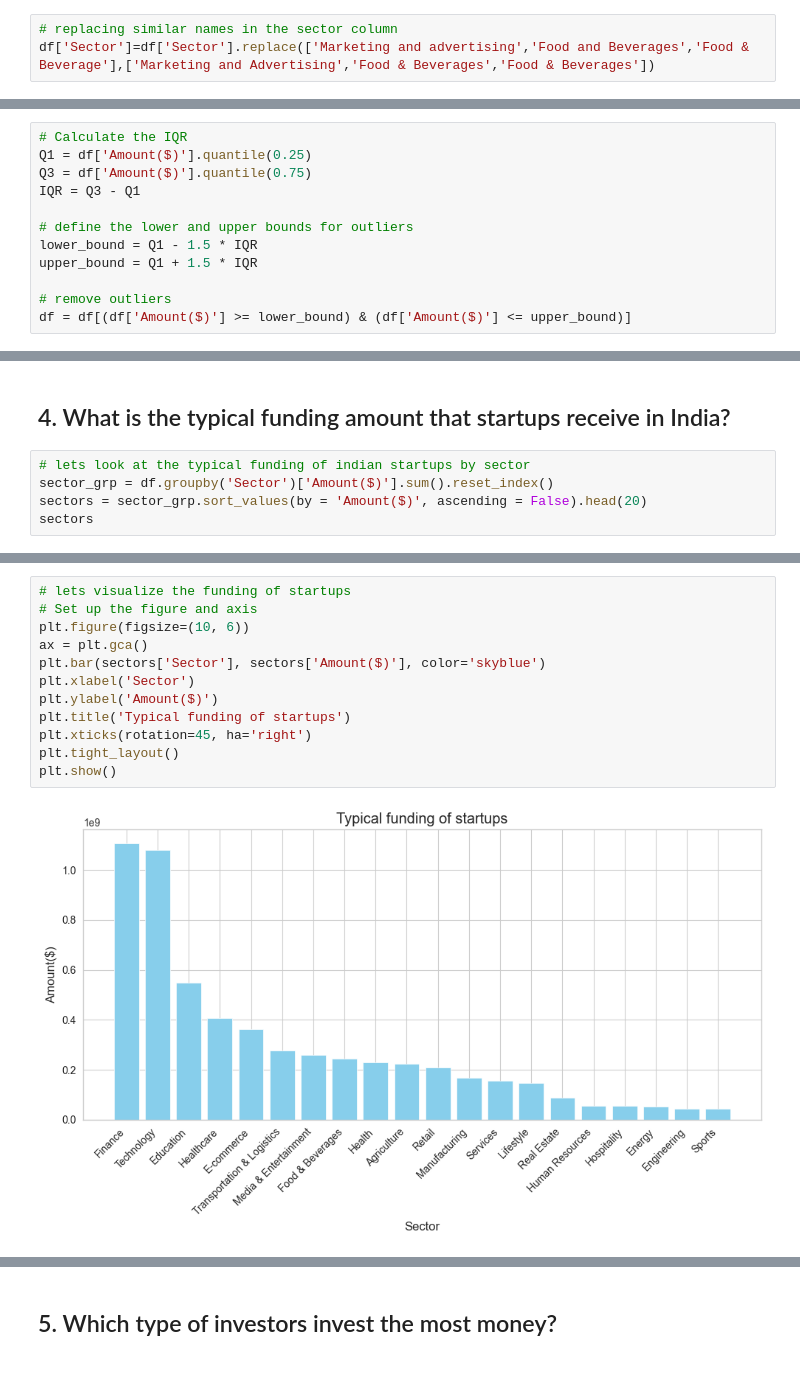
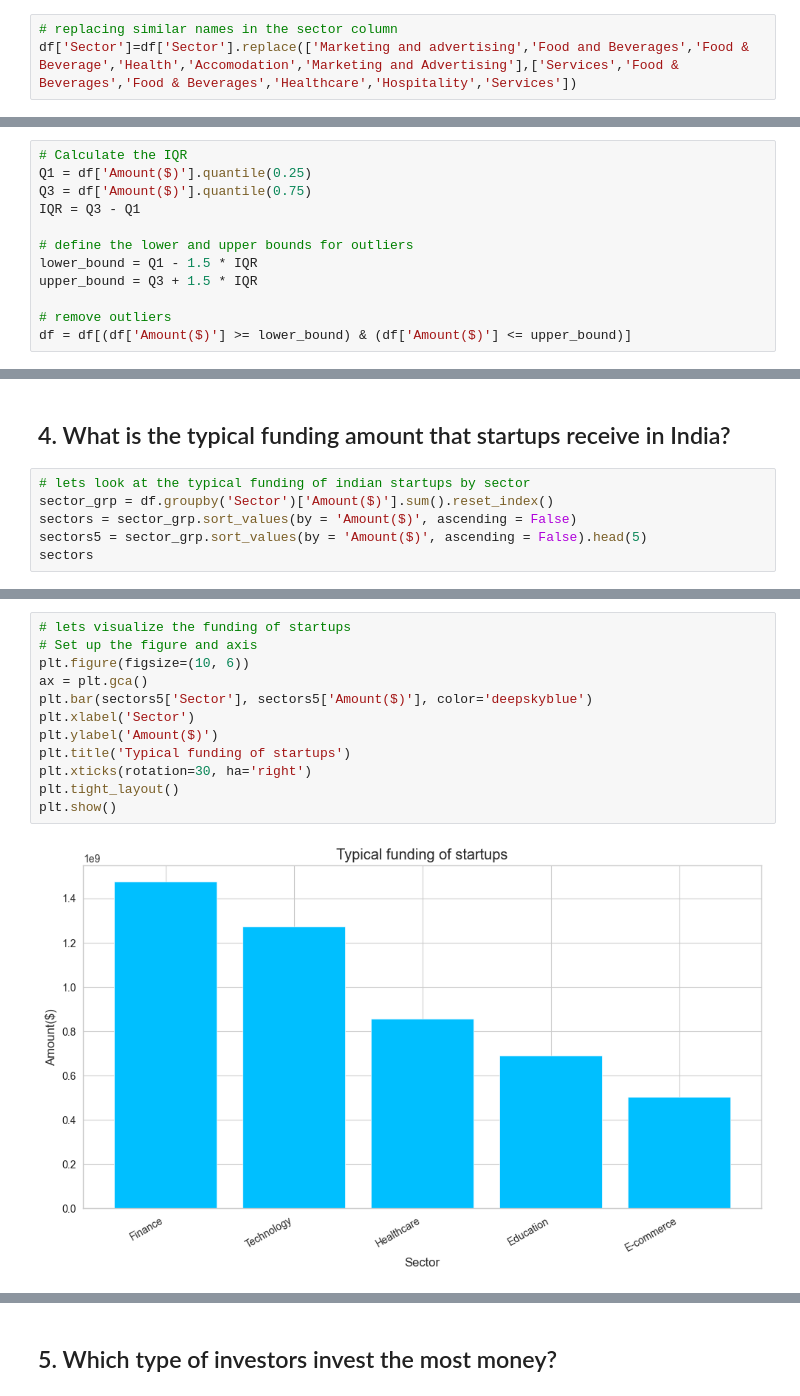
Before and after one commit to phinmaiyo/India-startup-ecosytem-analysis, a Jupyter notebook: LP1 data cleaning.ipynb, the cells around one changed output, grey strips where cells are left out. Saved outputs shown, nothing was run; the diff lists cells and outputs as text.

```diff
--- a/LP1 data cleaning.ipynb
+++ b/LP1 data cleaning.ipynb
@@ -1112,7 +1088,7 @@ array(['Media & Entertainment', 'Agriculture', 'Finance', 'E-commerce',
       dtype=object)
 # %%
 # replacing similar names in the sector column
-df['Sector']=df['Sector'].replace(['Marketing and advertising','Food and Beverages','Food & Beverage'],['Marketing and Advertising','Food & Beverages','Food & Beverages'])
+df['Sector']=df['Sector'].replace(['Marketing and advertising','Food and Beverages','Food & Beverage','Health','Accomodation','Marketing and Advertising'],['Services','Food & Beverages','Food & Beverages','Healthcare','Hospitality','Services'])
 # %%
 df['Sector'].value_counts()
 # %% [output]
@@ -1246,7 +1252,7 @@ IQR = Q3 - Q1
 
 # define the lower and upper bounds for outliers
 lower_bound = Q1 - 1.5 * IQR
-upper_bound = Q1 + 1.5 * IQR
+upper_bound = Q3 + 1.5 * IQR
 
 # remove outliers
 df = df[(df['Amount($)'] >= lower_bound) & (df['Amount($)'] <= upper_bound)]
@@ -1648,7 +1706,8 @@ plt.show()
 # %%
 # lets look at the typical funding of indian startups by sector
 sector_grp = df.groupby('Sector')['Amount($)'].sum().reset_index()
-sectors = sector_grp.sort_values(by = 'Amount($)', ascending = False).head(20)
+sectors = sector_grp.sort_values(by = 'Amount($)', ascending = False)
+sectors5 = sector_grp.sort_values(by = 'Amount($)', ascending = False).head(5)
 sectors
 # %% [output]
 |  | Sector | Amount($) |
@@ -1671,15 +1730,15 @@ sectors
 # %%
 # lets visualize the funding of startups
 # Set up the figure and axis
 plt.figure(figsize=(10, 6))
 ax = plt.gca()
-plt.bar(sectors['Sector'], sectors['Amount($)'], color='skyblue')
+plt.bar(sectors5['Sector'], sectors5['Amount($)'], color='deepskyblue')
 plt.xlabel('Sector')
 plt.ylabel('Amount($)')
 plt.title('Typical funding of startups')
-plt.xticks(rotation=45, ha='right')
+plt.xticks(rotation=30, ha='right')
 plt.tight_layout()
 plt.show()
 # %% [output]
-[figure, old version]
+[figure, new version]
 # %% [markdown]
```
Also changed, not shown: parts of 64 cells of this notebook, 5 other files.
